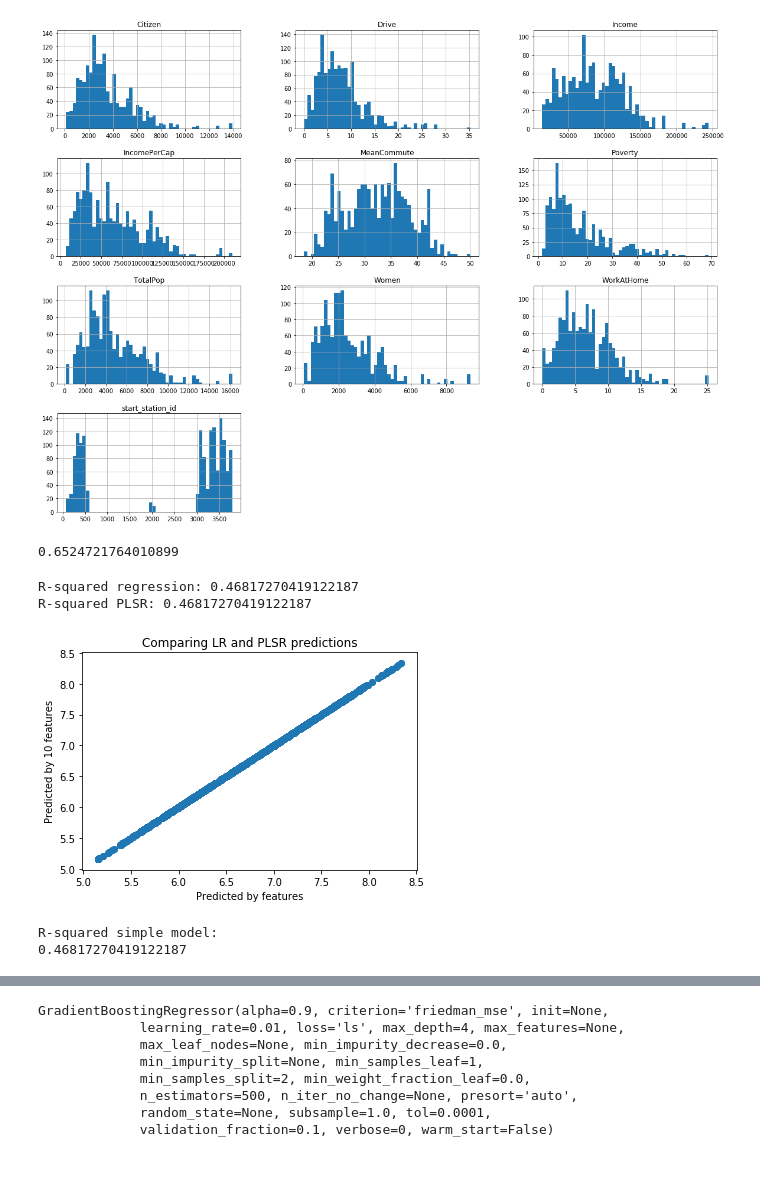
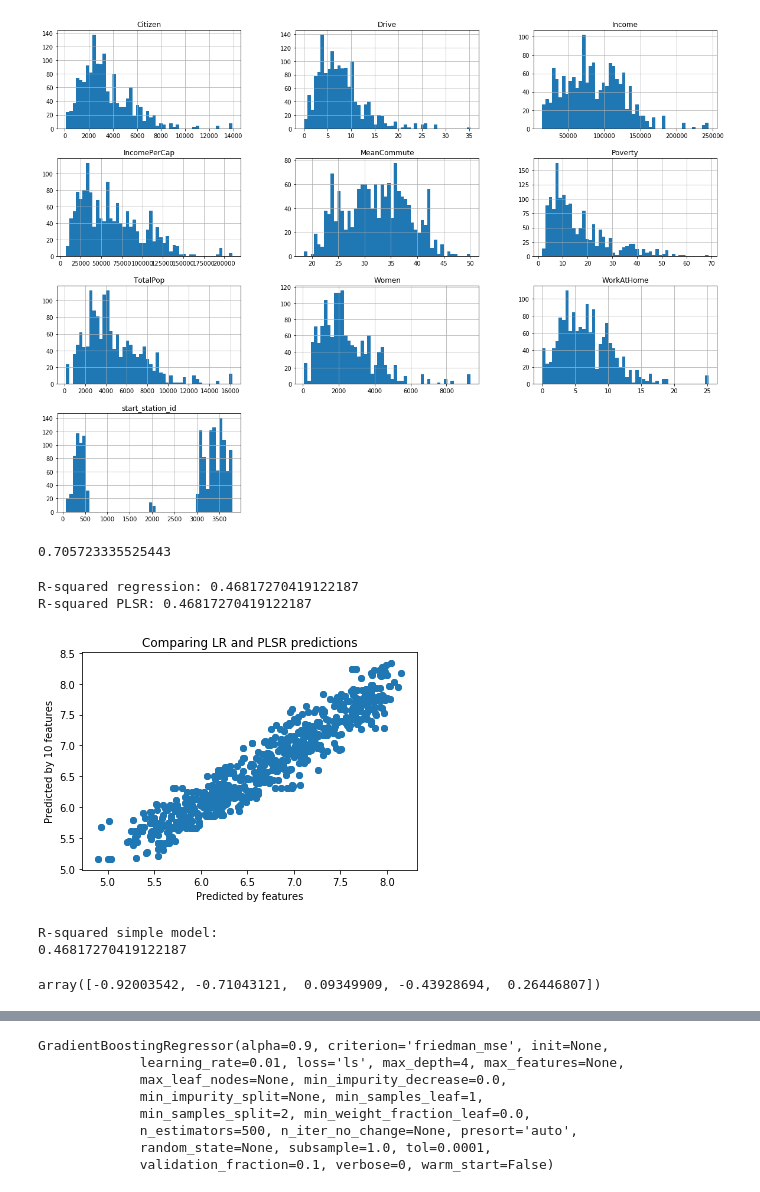
Before and after one commit to amyscott303/Thinkful, a Jupyter notebook: NY_model.ipynb, the cells around one changed output, grey strips where cells are left out. Drawn from its saved outputs; the diff is of its cells as text; code cells hidden in the pictures.

```diff
--- a/NY_model.ipynb
+++ b/NY_model.ipynb
@@ -481,38 +475,38 @@ X= df_p
 lr=LinearRegression()
 # %%
 lr.fit(X_train,y_train)
-y_pred=lr.predict(X_test)
-lr.score(X_test,y_pred)
-mean_squared_error(y_test,y_pred)
+y_lr_pred=lr.predict(X_test)
+lr.score(X_test,y_lr_pred)
+mean_squared_error(y_test,y_lr_pred)
 # %% [output]
-0.6524721764010899
+0.705723335525443
 # %%
 regr = linear_model.LinearRegression()
 regr.fit(X, y)
 
-Y_pred = regr.predict(X)
+Y_lr_pred = regr.predict(X)
 print('R-squared regression:', regr.score(X, y))
 
 
 pls1 = PLSRegression(n_components=10)
 
 
 pls1.fit(X, y)
 
 
 Y_PLS_pred = pls1.predict(X)
 print('R-squared PLSR:', pls1.score(X, y))
 
 
 plt.scatter(Y_pred,Y_PLS_pred)
 plt.xlabel('Predicted by features')
 plt.ylabel('Predicted by 10 features')
 plt.title('Comparing LR and PLSR predictions')
 plt.show()
 # %% [output]
 R-squared regression: 0.46817270419122187
 R-squared PLSR: 0.46817270419122187
-[figure, old version]
+[figure, new version]
 # %%
 regr1 = linear_model.LinearRegression()
 Y_train = df['log_tripcount']
@@ -524,6 +518,10 @@ print(regr1.score(X_train, Y_train))
 # %% [output]
 R-squared simple model:
 0.46817270419122187
+# %%
+cross_val_score(regr1, X_train, Y_train, cv=5,scoring = 'r2')
+# %% [output]
+array([-0.92003542, -0.71043121,  0.09349909, -0.43928694,  0.26446807])
 # %%
 regr = ensemble.RandomForestRegressor()
 X = df_p
```
Also changed, not shown: parts of 25 cells of this notebook.
